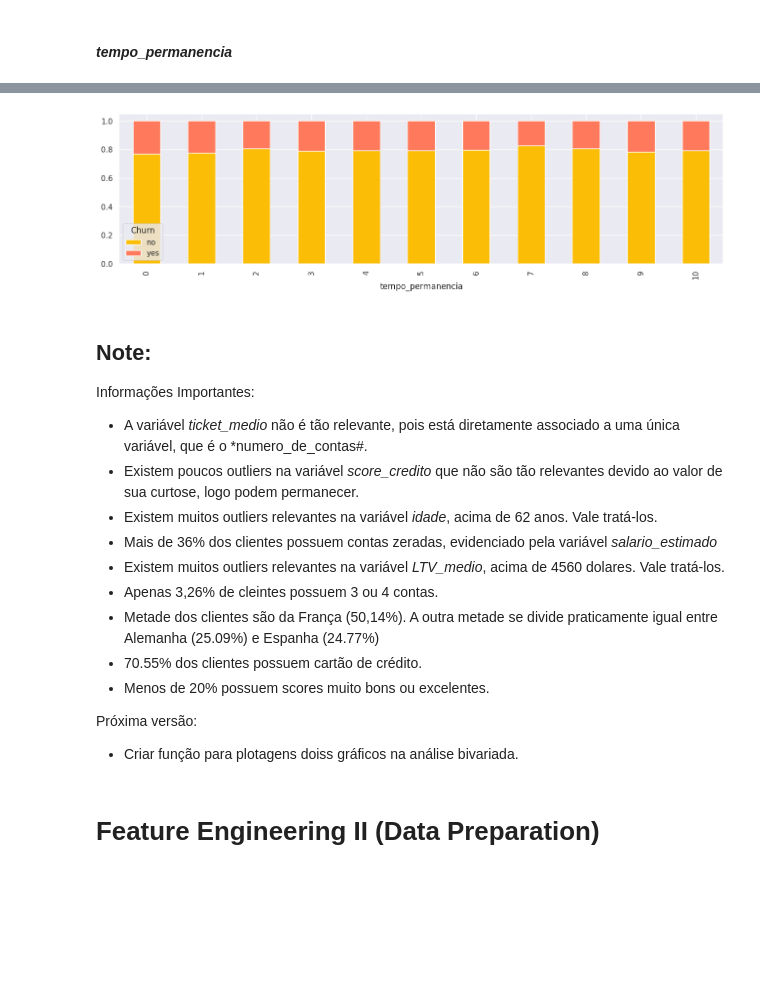
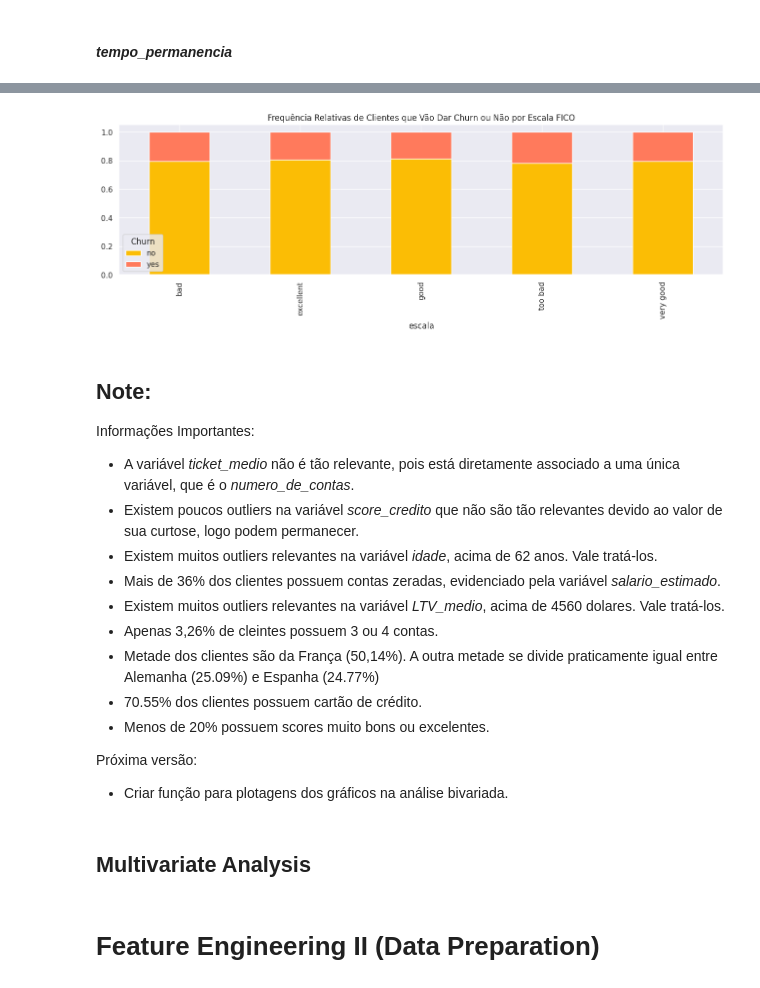
Before and after one commit to rodrigo-rngl/data-science-portfolio, a Jupyter notebook: top-bank-churn-predict/notebooks/Project Clients Churn Predict - V2.ipynb, the cells around one changed output, grey strips where cells are left out. Cells and saved outputs as stored; diff of their text form; code cells hidden in the pictures; blank space fills up the shorter version.

Commit message:
ending bivariate analysis in V2

```diff
--- a/top-bank-churn-predict/notebooks/Project Clients Churn Predict - V2.ipynb
+++ b/top-bank-churn-predict/notebooks/Project Clients Churn Predict - V2.ipynb
@@ -1102,19 +1279,23 @@ plt.show()
 # %%
-# Cria a tabela de contingência e calcula as frequências relativas
-table = pd.crosstab(df4['tempo_permanencia'], df4['Churn'], normalize='index')
+table = pd.crosstab(df4['escala_fico'], df4['Churn'], normalize='index')
 table = table.div(table.sum(1), axis=0)
 table.plot(kind='bar', stacked=True)
 
+# Adiciona títulos e etiquetas
+plt.title('Frequência Relativas de Clientes que Vão Dar Churn ou Não por Escala FICO')
+plt.xlabel('escala')
+
+# Exibe o gráfico
 plt.show()
 # %% [output]
-[figure, old version]
+[figure, new version]
 # %% [markdown]
 ## Note:
 Informações Importantes:
-- A variável *ticket_medio* não é tão relevante, pois está diretamente associado a uma única variável, que é o *numero_de_contas#.
+- A variável *ticket_medio* não é tão relevante, pois está diretamente associado a uma única variável, que é o *numero_de_contas*.
 - Existem poucos outliers na variável *score_credito* que não são tão relevantes devido ao valor de sua curtose, logo podem permanecer.
 - Existem muitos outliers relevantes na variável *idade*, acima de 62 anos. Vale tratá-los.
-- Mais de 36% dos clientes possuem contas zeradas, evidenciado pela variável *salario_estimado*
+- Mais de 36% dos clientes possuem contas zeradas, evidenciado pela variável *salario_estimado*.
 - Existem muitos outliers relevantes na variável *LTV_medio*, acima de 4560 dolares. Vale tratá-los.
 - Apenas 3,26% de cleintes possuem 3 ou 4 contas.
 - Metade dos clientes são da França (50,14%). A outra metade se divide praticamente igual entre Alemanha (25.09%) e Espanha (24.77%)
@@ -1122,7 +1303,9 @@ Informações Importantes:
 - Menos de 20% possuem scores muito bons ou excelentes.
 
 Próxima versão:
-- Criar função para plotagens doiss gráficos na análise bivariada.
+- Criar função para plotagens dos gráficos na análise bivariada.
+# %% [markdown]
+## Multivariate Analysis
 # %% [markdown]
 # Feature Engineering II (Data Preparation)
 # %%
```
Also changed, not shown: parts of 26 cells of this notebook.
